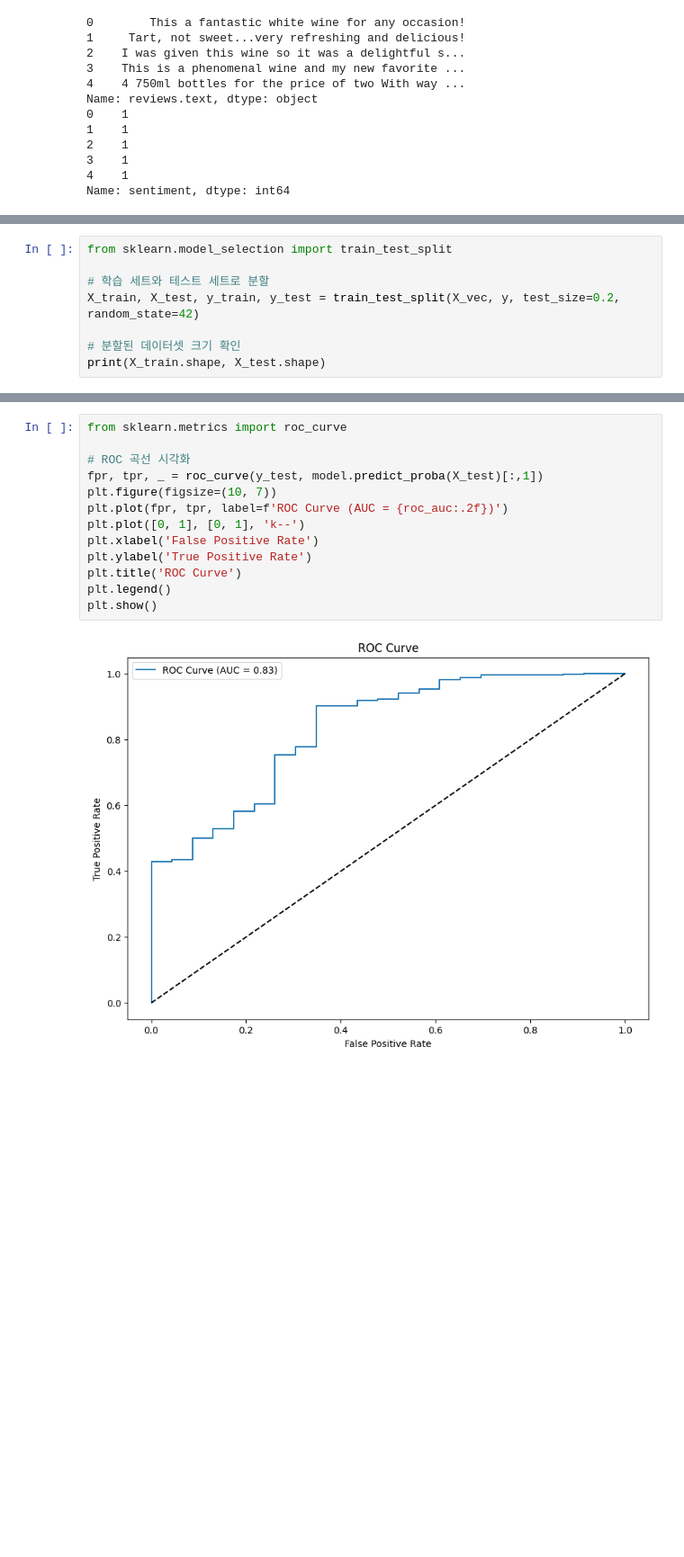
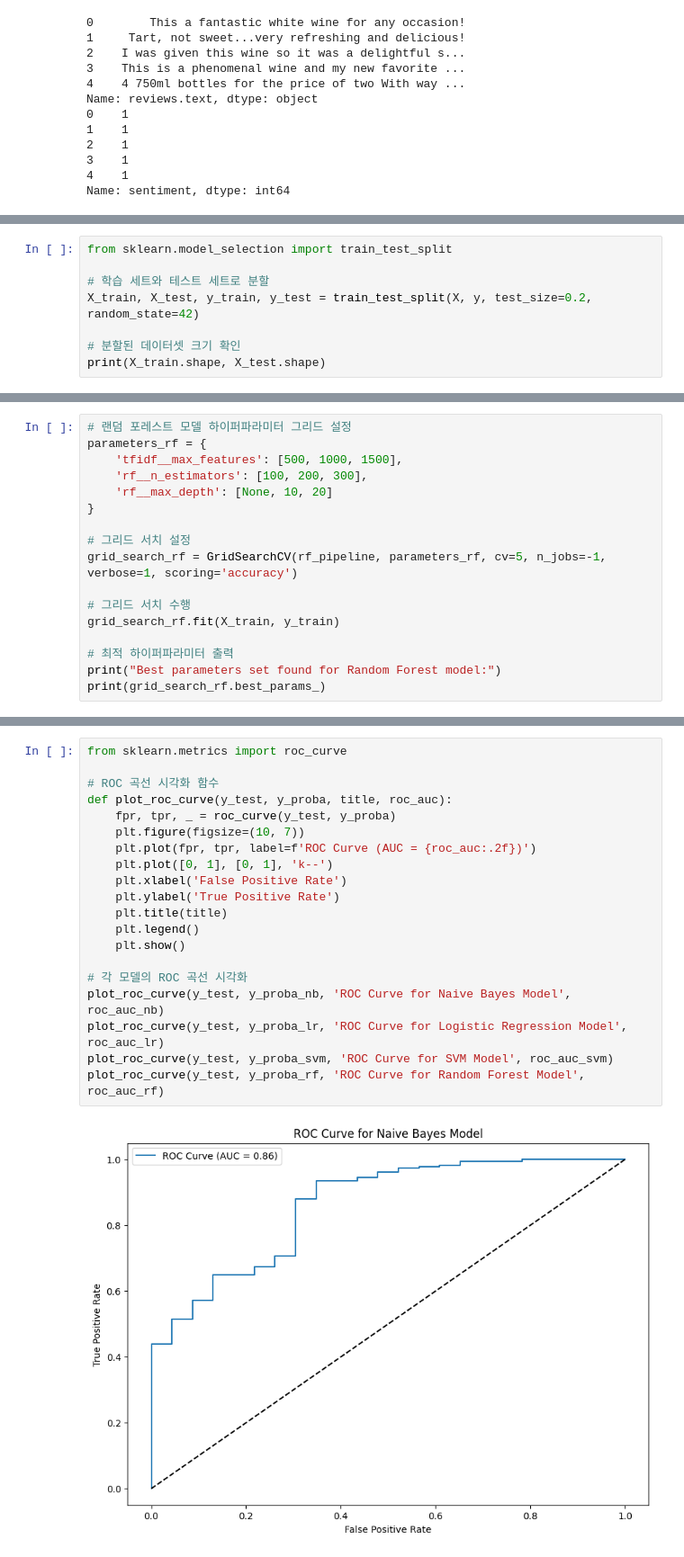
Before and after one commit to Konkuk-Univ-Glocal-Campus/ml202401-final-sungminiioo, a Jupyter notebook: Untitled-1.ipynb, the cells around one changed output, grey strips where cells are left out. Shown at 90% size. Drawn from its saved outputs; the diff is of its cells as text; blank space fills up the shorter version.

```diff
--- a/Untitled-1.ipynb
+++ b/Untitled-1.ipynb
@@ -68,7 +163,7 @@ print(X_vec.shape)
 from sklearn.model_selection import train_test_split
 
 # 학습 세트와 테스트 세트로 분할
-X_train, X_test, y_train, y_test = train_test_split(X_vec, y, test_size=0.2, random_state=42)
+X_train, X_test, y_train, y_test = train_test_split(X, y, test_size=0.2, random_state=42)
 
 # 분할된 데이터셋 크기 확인
 print(X_train.shape, X_test.shape)
@@ -127,0 +266,17 @@ plt.show()
+# %%
+# 랜덤 포레스트 모델 하이퍼파라미터 그리드 설정
+parameters_rf = {
+    'tfidf__max_features': [500, 1000, 1500],
+    'rf__n_estimators': [100, 200, 300],
+    'rf__max_depth': [None, 10, 20]
+}
+
+# 그리드 서치 설정
+grid_search_rf = GridSearchCV(rf_pipeline, parameters_rf, cv=5, n_jobs=-1, verbose=1, scoring='accuracy')
+
+# 그리드 서치 수행
+grid_search_rf.fit(X_train, y_train)
+
+# 최적 하이퍼파라미터 출력
+print("Best parameters set found for Random Forest model:")
+print(grid_search_rf.best_params_)
@@ -128,15 +446,22 @@ plt.show()
 # %%
 from sklearn.metrics import roc_curve
 
-# ROC 곡선 시각화
-fpr, tpr, _ = roc_curve(y_test, model.predict_proba(X_test)[:,1])
-plt.figure(figsize=(10, 7))
-plt.plot(fpr, tpr, label=f'ROC Curve (AUC = {roc_auc:.2f})')
-plt.plot([0, 1], [0, 1], 'k--')
-plt.xlabel('False Positive Rate')
-plt.ylabel('True Positive Rate')
-plt.title('ROC Curve')
-plt.legend()
-plt.show()
+# ROC 곡선 시각화 함수
+def plot_roc_curve(y_test, y_proba, title, roc_auc):
+    fpr, tpr, _ = roc_curve(y_test, y_proba)
+    plt.figure(figsize=(10, 7))
+    plt.plot(fpr, tpr, label=f'ROC Curve (AUC = {roc_auc:.2f})')
+    plt.plot([0, 1], [0, 1], 'k--')
+    plt.xlabel('False Positive Rate')
+    plt.ylabel('True Positive Rate')
+    plt.title(title)
+    plt.legend()
+    plt.show()
+
+# 각 모델의 ROC 곡선 시각화
+plot_roc_curve(y_test, y_proba_nb, 'ROC Curve for Naive Bayes Model', roc_auc_nb)
+plot_roc_curve(y_test, y_proba_lr, 'ROC Curve for Logistic Regression Model', roc_auc_lr)
+plot_roc_curve(y_test, y_proba_svm, 'ROC Curve for SVM Model', roc_auc_svm)
+plot_roc_curve(y_test, y_proba_rf, 'ROC Curve for Random Forest Model', roc_auc_rf)
 # %% [output]
-[figure, old version]
+[figure, new version]
```
Also changed, not shown: parts of 39 cells of this notebook.
